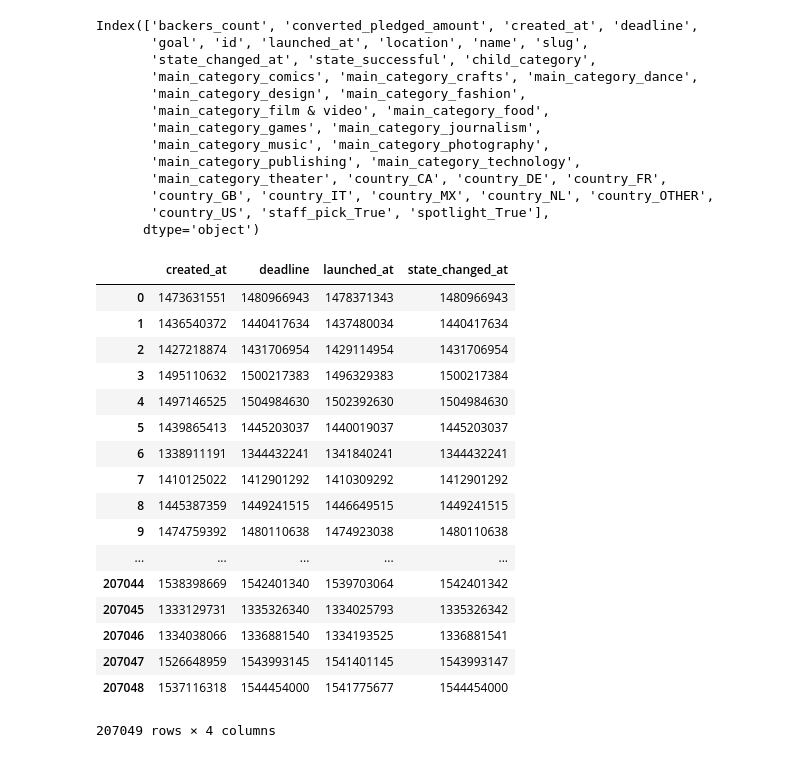
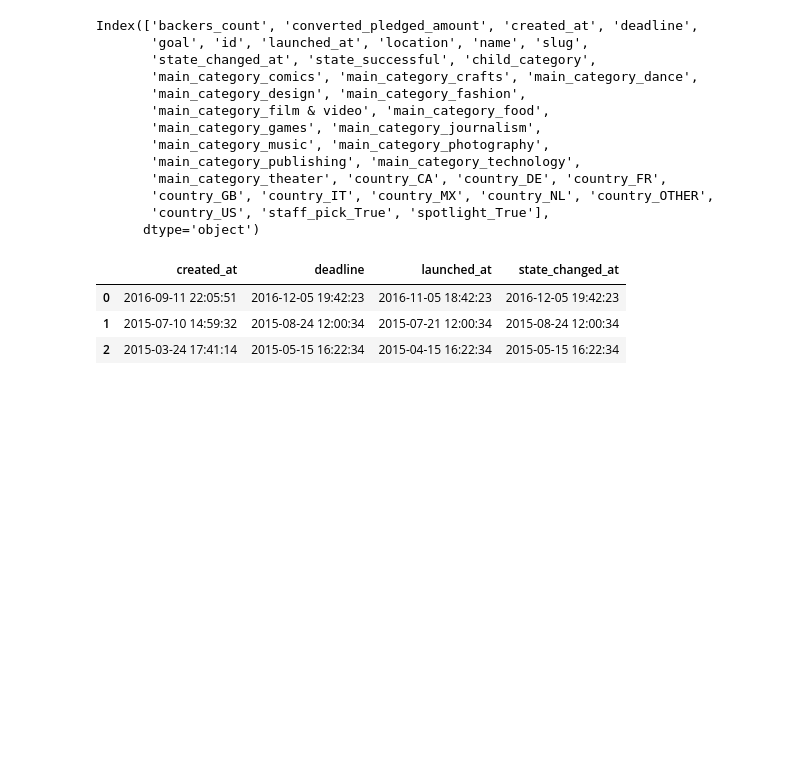
Before and after one commit to natashaborders-zz/Predicting_Kickstarter_Campaign_Success, a Jupyter notebook: Exploratory_Data_Analysis_Workbooks/Data_Transformation.ipynb, the cells around one changed output. Saved outputs shown, nothing was run; the diff lists cells and outputs as text; code cells hidden in the pictures; blank space fills up the shorter version.

```diff
--- a/Exploratory_Data_Analysis_Workbooks/Data_Transformation.ipynb
+++ b/Exploratory_Data_Analysis_Workbooks/Data_Transformation.ipynb
@@ -267,23 +267,9 @@ Index(['backers_count', 'converted_pledged_amount', 'created_at', 'deadline',
 # %%
 kickstarter = kickstarter.drop(columns = 'name')
 # %%
-kickstarter[['created_at', 'deadline', 'launched_at', 'state_changed_at']]
+kickstarter[['created_at', 'deadline', 'launched_at', 'state_changed_at']].head(3)
 # %% [output]
 |  | created_at | deadline | launched_at | state_changed_at |
-| 0 | 1473631551 | 1480966943 | 1478371343 | 1480966943 |
-| 1 | 1436540372 | 1440417634 | 1437480034 | 1440417634 |
-| 2 | 1427218874 | 1431706954 | 1429114954 | 1431706954 |
-| 3 | 1495110632 | 1500217383 | 1496329383 | 1500217384 |
-| 4 | 1497146525 | 1504984630 | 1502392630 | 1504984630 |
-| 5 | 1439865413 | 1445203037 | 1440019037 | 1445203037 |
-| 6 | 1338911191 | 1344432241 | 1341840241 | 1344432241 |
-| 7 | 1410125022 | 1412901292 | 1410309292 | 1412901292 |
-| 8 | 1445387359 | 1449241515 | 1446649515 | 1449241515 |
-| 9 | 1474759392 | 1480110638 | 1474923038 | 1480110638 |
-| ... | ... | ... | ... | ... |
-| 207044 | 1538398669 | 1542401340 | 1539703064 | 1542401342 |
-| 207045 | 1333129731 | 1335326340 | 1334025793 | 1335326342 |
-| 207046 | 1334038066 | 1336881540 | 1334193525 | 1336881541 |
-| 207047 | 1526648959 | 1543993145 | 1541401145 | 1543993147 |
-| 207048 | 1537116318 | 1544454000 | 1541775677 | 1544454000 |
+| 0 | 2016-09-11 22:05:51 | 2016-12-05 19:42:23 | 2016-11-05 18:42:23 | 2016-12-05 19:42:23 |
+| 1 | 2015-07-10 14:59:32 | 2015-08-24 12:00:34 | 2015-07-21 12:00:34 | 2015-08-24 12:00:34 |
+| 2 | 2015-03-24 17:41:14 | 2015-05-15 16:22:34 | 2015-04-15 16:22:34 | 2015-05-15 16:22:34 |
-207049 rows × 4 columns
```
Also changed, not shown: parts of 12 cells of this notebook.
